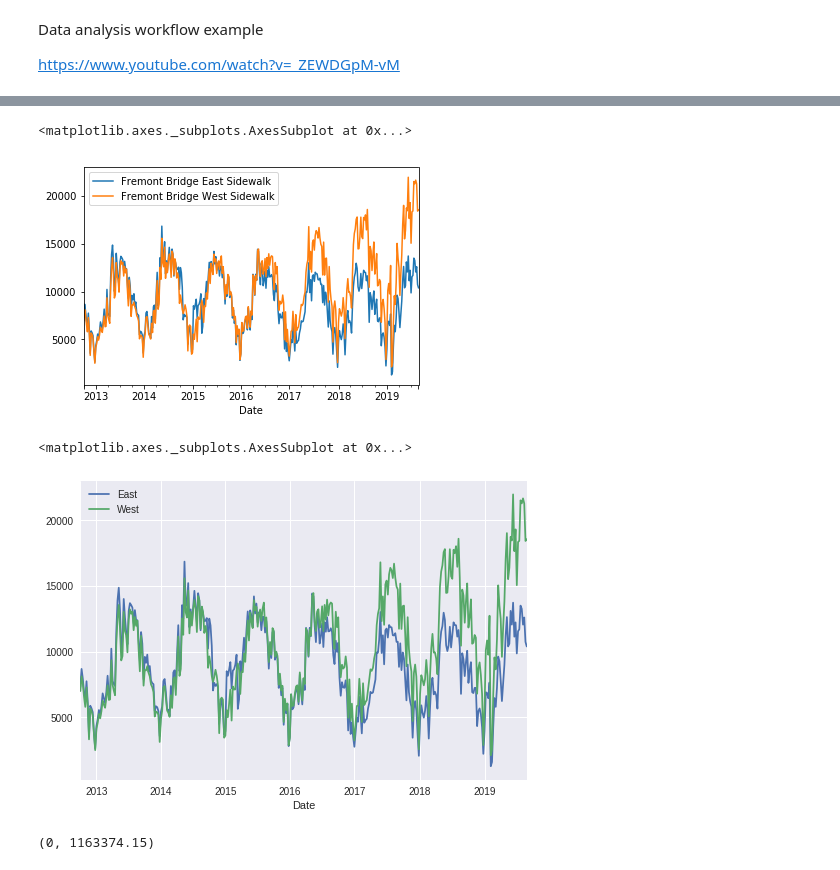
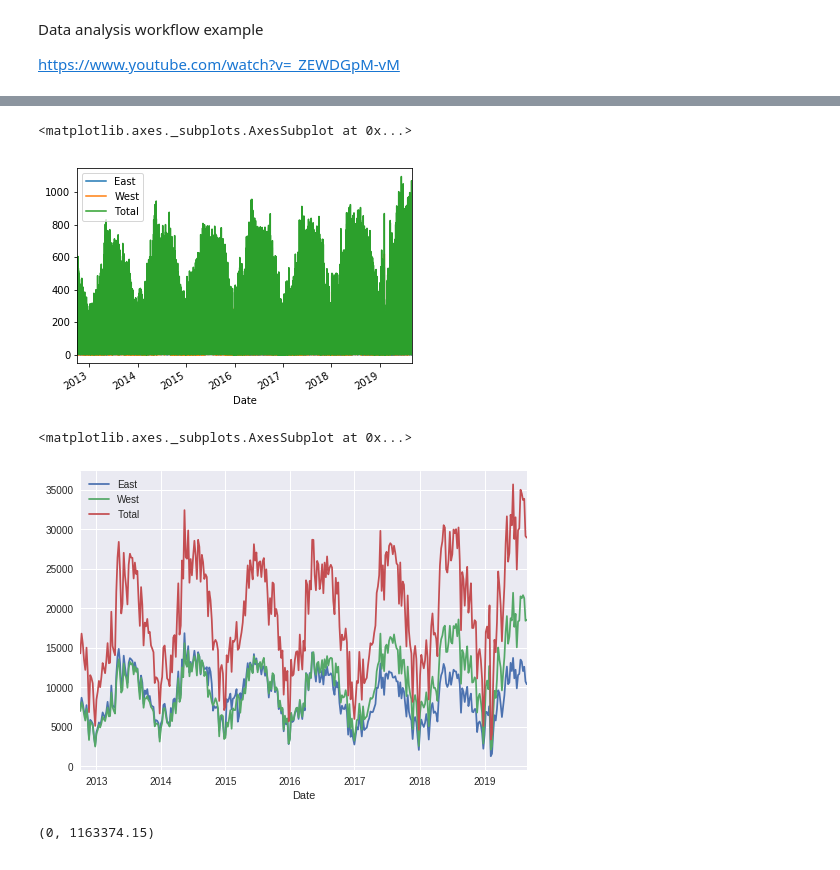
Before and after one commit to Imaccer/JupyterWorkflow, a Jupyter notebook: JupyterWorkflow.ipynb, the cells around one changed output, grey strips where cells are left out. Drawn from its saved outputs; the diff is of its cells as text; code cells hidden in the pictures.

Commit message:
refactor data download

```diff
--- a/JupyterWorkflow.ipynb
+++ b/JupyterWorkflow.ipynb
@@ -12,3 +5,21 @@ urlretrieve(URL,'Freemont.csv')
+# %%
+import os
+from urllib.request import urlretrieve
+import pandas as pd
+import matplotlib.pyplot as plt
+%matplotlib inline
+
+URL = 'https://data.seattle.gov/api/views/65db-xm6k/rows.csv?accessType=DOWNLOAD'
+
+def get_freemont_data(filename='Freemont.csv',url=URL,force_download=False):
+    if force_download or not os.path.exists(filename):
+        urlretrieve(url,filename)
+    data = pd.read_csv('Freemont.csv',index_col='Date',parse_dates=True)
+    data.columns=['East','West']
+    data['Total']=data['East']+data['West']
+    return data
+# %%
+data=get_freemont_data()
 # %%
 !head Freemont.csv
 # %% [output]
@@ -43,14 +46,12 @@ data.plot()
 # %%
-data.resample('W').sum().plot()
+data.plot()
 # %% [output]
 <matplotlib.axes._subplots.AxesSubplot at 0x...>
-[figure, old version]
+[figure, new version]
 # %%
-import matplotlib.pyplot as plt
 plt.style.use('seaborn')
-data.columns=['East','West']
 data.resample('W').sum().plot()
 # %% [output]
 <matplotlib.axes._subplots.AxesSubplot at 0x...>
-[figure, old version]
+[figure, new version]
 # %%
```
Also changed, not shown: parts of 8 cells of this notebook.
